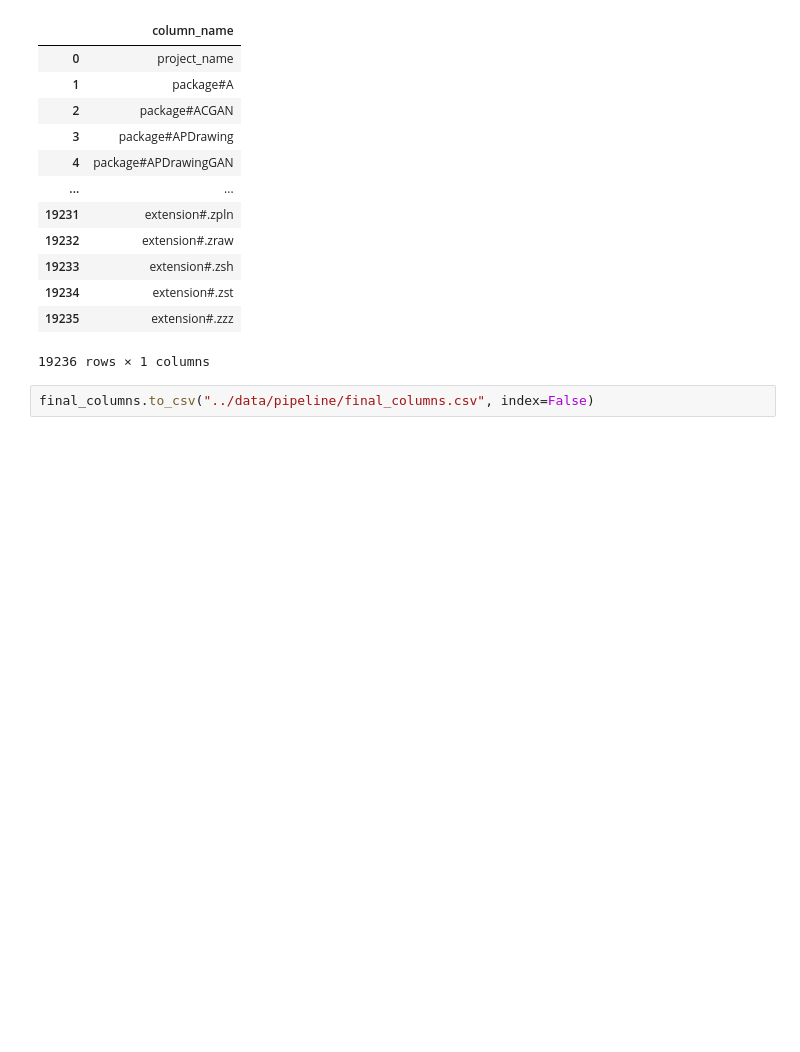
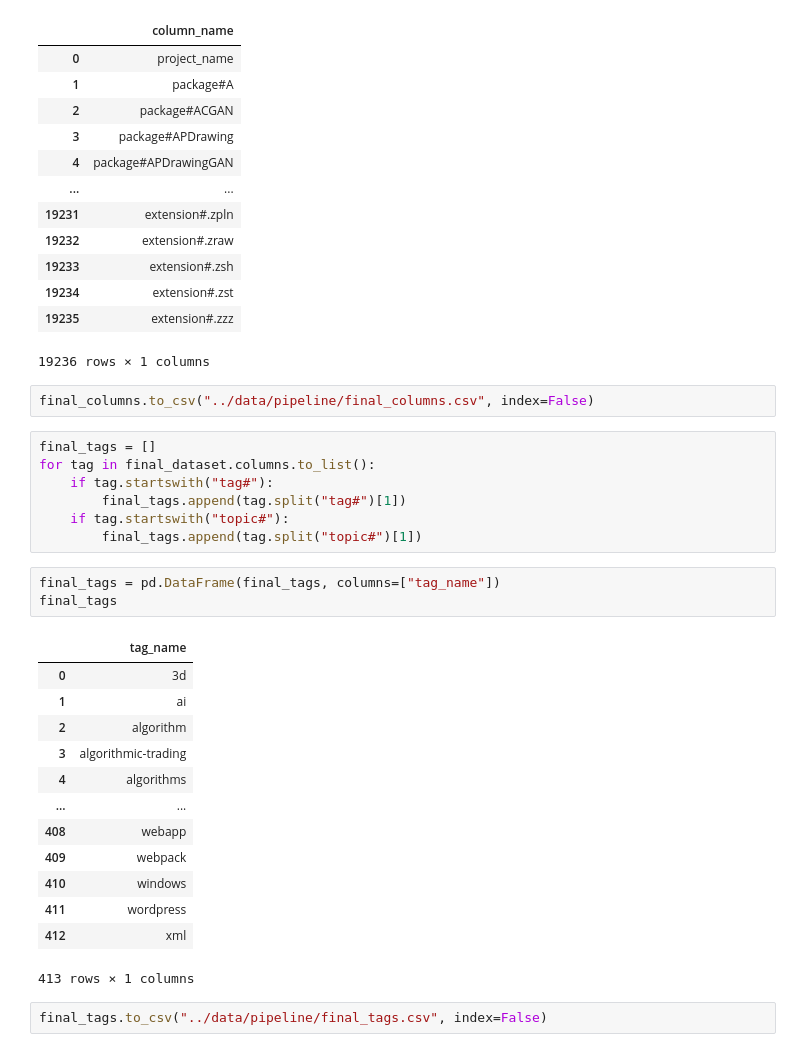
Before and after one commit to zuevmaxim/itmo-ibd, a Jupyter notebook: classification/prepare_count_dataset.ipynb, the cells around one changed output. Drawn from its saved outputs; the diff is of its cells as text; blank space fills up the shorter version.

```diff
--- a/classification/prepare_count_dataset.ipynb
+++ b/classification/prepare_count_dataset.ipynb
@@ -749,3 +749,29 @@ final_columns
 19236 rows × 1 columns
 # %%
 final_columns.to_csv("../data/pipeline/final_columns.csv", index=False)
+# %%
+final_tags = []
+for tag in final_dataset.columns.to_list():
+    if tag.startswith("tag#"):
+        final_tags.append(tag.split("tag#")[1])
+    if tag.startswith("topic#"):
+        final_tags.append(tag.split("topic#")[1])
+# %%
+final_tags = pd.DataFrame(final_tags, columns=["tag_name"])
+final_tags
+# %% [output]
+|  | tag_name |
+| 0 | 3d |
+| 1 | ai |
+| 2 | algorithm |
+| 3 | algorithmic-trading |
+| 4 | algorithms |
+| ... | ... |
+| 408 | webapp |
+| 409 | webpack |
+| 410 | windows |
+| 411 | wordpress |
+| 412 | xml |
+413 rows × 1 columns
+# %%
+final_tags.to_csv("../data/pipeline/final_tags.csv", index=False)
```
Also changed, not shown: parts of 1 cell of this notebook, 1 other file.
